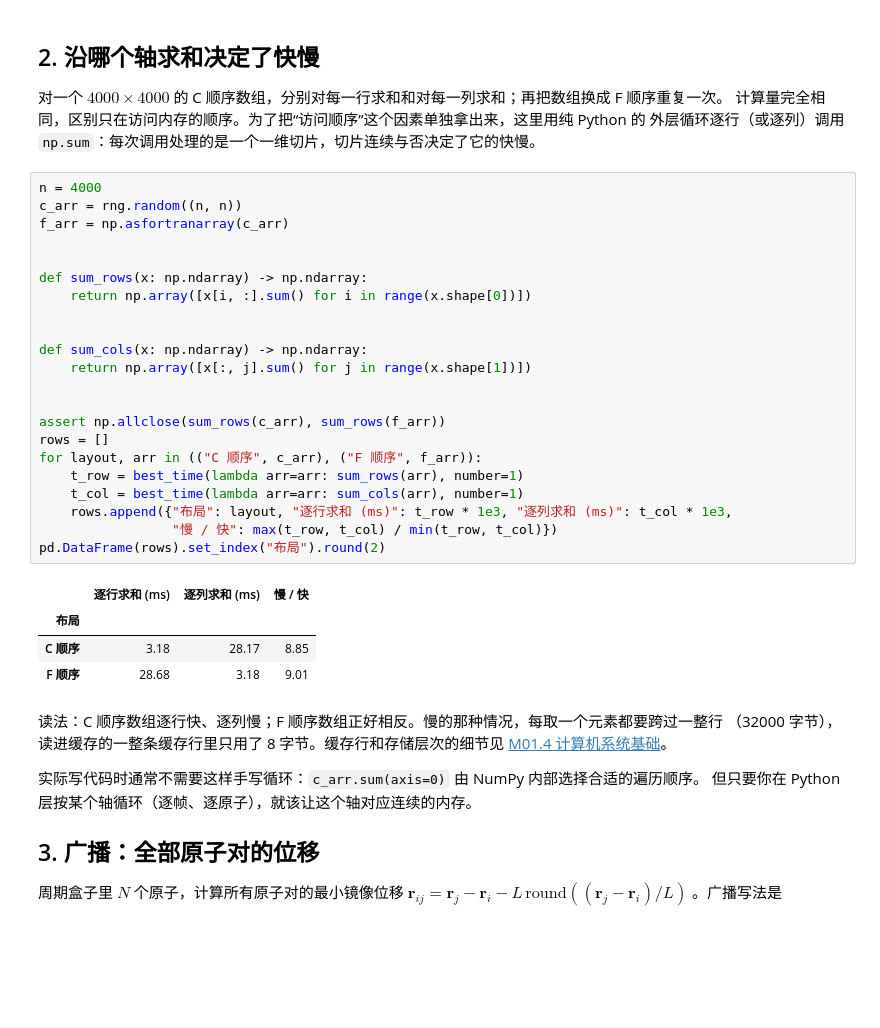
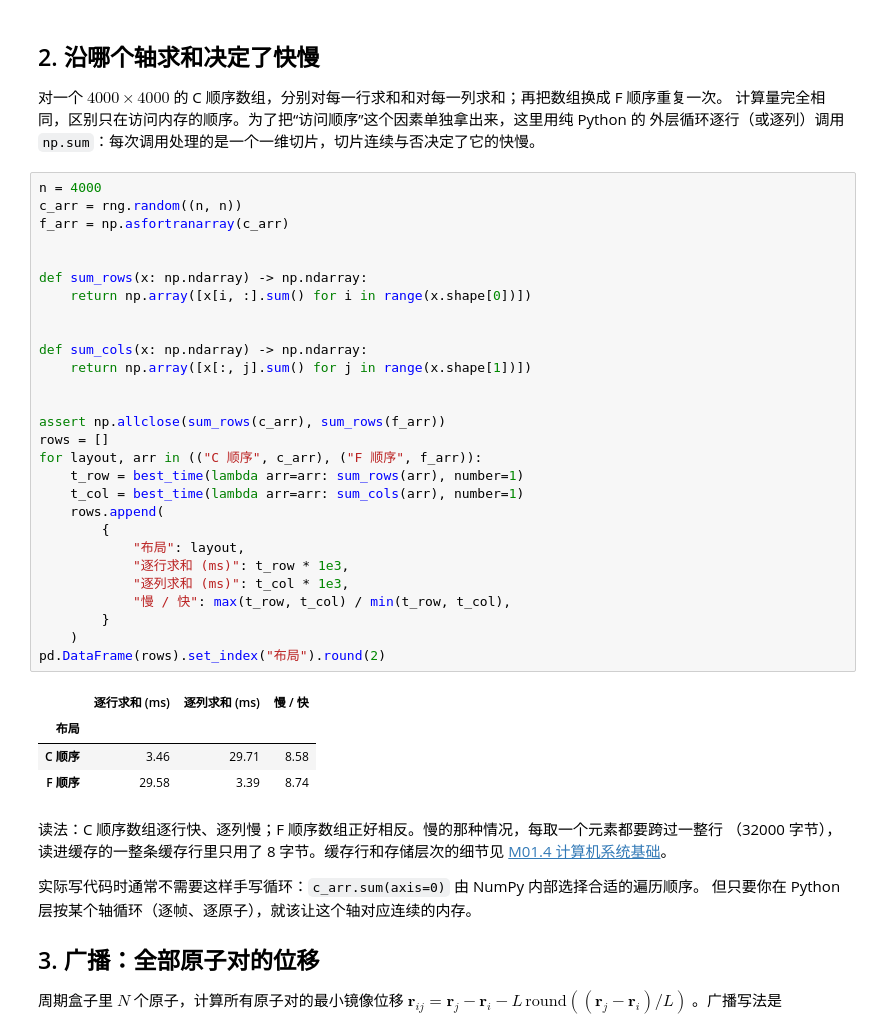
Before and after one commit to qundaoXu/the-way-to-AI4semi, a Jupyter notebook: modules/01-cs-foundations/notebooks/05-high-performance-python.ipynb, the cells around one changed output. Cells and saved outputs as stored; diff of their text form; blank space fills up the shorter version.

```diff
--- a/modules/01-cs-foundations/notebooks/05-high-performance-python.ipynb
+++ b/modules/01-cs-foundations/notebooks/05-high-performance-python.ipynb
@@ -113,30 +115,36 @@ traj[3] 的质心保持不变： [0.582 0.507 0.568]
 # %%
 n = 4000
 c_arr = rng.random((n, n))
 f_arr = np.asfortranarray(c_arr)
 
 
 def sum_rows(x: np.ndarray) -> np.ndarray:
     return np.array([x[i, :].sum() for i in range(x.shape[0])])
 
 
 def sum_cols(x: np.ndarray) -> np.ndarray:
     return np.array([x[:, j].sum() for j in range(x.shape[1])])
 
 
 assert np.allclose(sum_rows(c_arr), sum_rows(f_arr))
 rows = []
 for layout, arr in (("C 顺序", c_arr), ("F 顺序", f_arr)):
     t_row = best_time(lambda arr=arr: sum_rows(arr), number=1)
     t_col = best_time(lambda arr=arr: sum_cols(arr), number=1)
-    rows.append({"布局": layout, "逐行求和 (ms)": t_row * 1e3, "逐列求和 (ms)": t_col * 1e3,
-                 "慢 / 快": max(t_row, t_col) / min(t_row, t_col)})
+    rows.append(
+        {
+            "布局": layout,
+            "逐行求和 (ms)": t_row * 1e3,
+            "逐列求和 (ms)": t_col * 1e3,
+            "慢 / 快": max(t_row, t_col) / min(t_row, t_col),
+        }
+    )
 pd.DataFrame(rows).set_index("布局").round(2)
 # %% [output]
 |  | 逐行求和 (ms) | 逐列求和 (ms) | 慢 / 快 |
 | 布局 |  |  |  |
-| C 顺序 | 3.18 | 28.17 | 8.85 |
-| F 顺序 | 28.68 | 3.18 | 9.01 |
+| C 顺序 | 3.46 | 29.71 | 8.58 |
+| F 顺序 | 29.58 | 3.39 | 8.74 |
 # %% [markdown]
 读法：C 顺序数组逐行快、逐列慢；F 顺序数组正好相反。慢的那种情况，每取一个元素都要跨过一整行
 （32000 字节），读进缓存的一整条缓存行里只用了 8 字节。缓存行和存储层次的细节见
```
Also changed, not shown: parts of 11 cells of this notebook, 25 other files.
